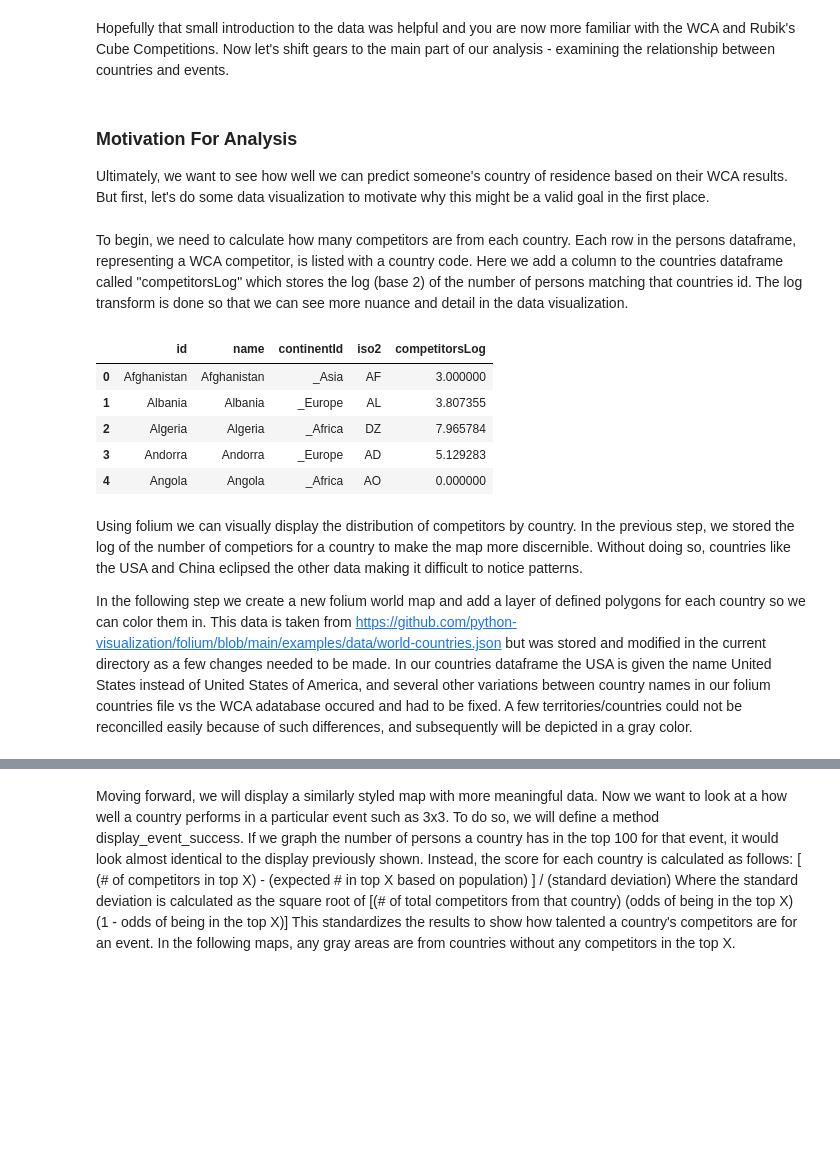
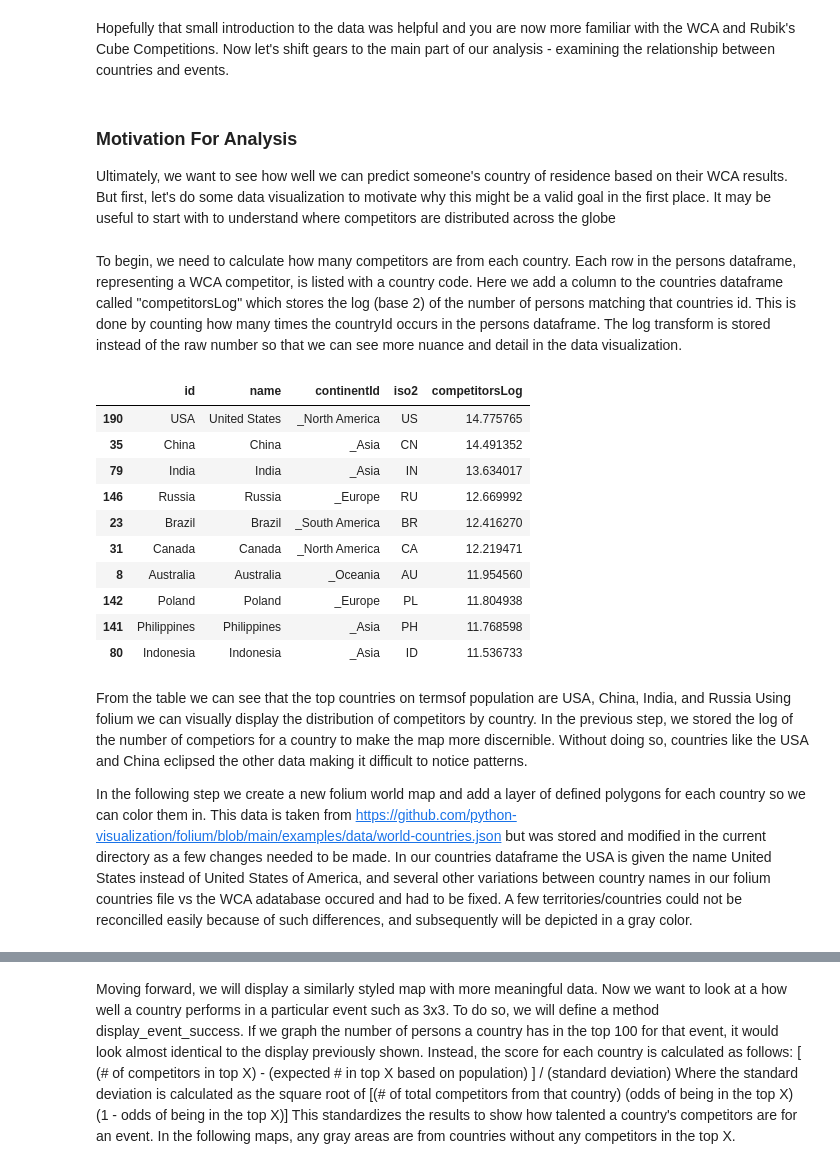
Before and after one commit to seanbelke/CMSC320-Final-Tutorial, a Jupyter notebook: wca-analysis.ipynb, the cells around one changed output, grey strips where cells are left out. Cells and saved outputs as stored; diff of their text form; code cells hidden in the pictures; blank space fills up the shorter version.

```diff
--- a/wca-analysis.ipynb
+++ b/wca-analysis.ipynb
@@ -133,36 +133,41 @@ Hopefully that small introduction to the data was helpful and you are now more f
 # %% [markdown]
 ### Motivation For Analysis
 
-Ultimately, we want to see how well we can predict someone's country of residence based on their WCA results.  But first, let's do some data visualization to motivate why this might be a valid goal in the first place.
+Ultimately, we want to see how well we can predict someone's country of residence based on their WCA results.  But first, let's do some data visualization to motivate why this might be a valid goal in the first place. It may be useful to start with to understand where competitors are distributed across the globe
 # %% [markdown]
-To begin, we need to calculate how many competitors are from each country. Each row in the persons dataframe, representing a WCA competitor, is listed with a country code. Here we add a column to the countries dataframe called "competitorsLog" which stores the log (base 2) of the number of persons matching that countries id.  The log transform is done so that we can see more nuance and detail in the data visualization.
+To begin, we need to calculate how many competitors are from each country. Each row in the persons dataframe, representing a WCA competitor, is listed with a country code. Here we add a column to the countries dataframe called "competitorsLog" which stores the log (base 2) of the number of persons matching that countries id. This is done by counting how many times the countryId occurs in the persons dataframe. The log transform is stored instead of the raw number so that we can see more nuance and detail in the data visualization.
 # %%
 import math
 import folium
 
 #   id | name | continentId | iso2
 df_countries = pd.read_csv("WCA_export_Countries.tsv", sep = '\t', low_memory=False)
 
 #   id | subId | name | countryId | gender
 df_persons = pd.read_csv("WCA_export_Persons.tsv", sep = '\t', low_memory=False)
 
 country_occurences  = df_persons.countryId.value_counts()
 for i, row in df_countries.iterrows():
-    if row["name"] in country_occurences.keys():
-        df_countries.at[i, "competitorsLog"] = math.log2(float(country_occurences[row["name"]]))
+    if row["id"] in country_occurences.keys():
+        df_countries.at[i, "competitorsLog"] = math.log2(float(country_occurences[row["id"]]))
     else:
         df_countries.at[i, "competitorsLog"] = 0.0
 
-df_countries.head()
+df_countries.sort_values("competitorsLog", ascending=False).head(10)
 # %% [output]
 |  | id | name | continentId | iso2 | competitorsLog |
-| 0 | Afghanistan | Afghanistan | _Asia | AF | 3.000000 |
-| 1 | Albania | Albania | _Europe | AL | 3.807355 |
-| 2 | Algeria | Algeria | _Africa | DZ | 7.965784 |
-| 3 | Andorra | Andorra | _Europe | AD | 5.129283 |
-| 4 | Angola | Angola | _Africa | AO | 0.000000 |
+| 190 | USA | United States | _North America | US | 14.775765 |
+| 35 | China | China | _Asia | CN | 14.491352 |
+| 79 | India | India | _Asia | IN | 13.634017 |
+| 146 | Russia | Russia | _Europe | RU | 12.669992 |
+| 23 | Brazil | Brazil | _South America | BR | 12.416270 |
+| 31 | Canada | Canada | _North America | CA | 12.219471 |
+| 8 | Australia | Australia | _Oceania | AU | 11.954560 |
+| 142 | Poland | Poland | _Europe | PL | 11.804938 |
+| 141 | Philippines | Philippines | _Asia | PH | 11.768598 |
+| 80 | Indonesia | Indonesia | _Asia | ID | 11.536733 |
 # %% [markdown]
-Using folium we can visually display the distribution of competitors by country. In the previous step, we stored the log of the number of competiors for a country to make the map more discernible. Without doing so, countries like the USA and China eclipsed the other data making it difficult to notice patterns.
+From the table we can see that the top countries on termsof population are USA, China, India, and Russia Using folium we can visually display the distribution of competitors by country. In the previous step, we stored the log of the number of competiors for a country to make the map more discernible. Without doing so, countries like the USA and China eclipsed the other data making it difficult to notice patterns.
 
 In the following step we create a new folium world map and add a layer of defined polygons for each country so we can color them in. This data is taken from https://github.com/python-visualization/folium/blob/main/examples/data/world-countries.json but was stored and modified in the current directory as a few changes needed to be made. In our countries dataframe the USA is given the name United States instead of United States of America, and several other variations between country names in our folium countries file vs the WCA adatabase occured and had to be fixed. A few territories/countries could not be reconcilled easily because of such differences, and subsequently will be depicted in a gray color.
 # %%
```
Also changed, not shown: parts of 10 cells of this notebook, 1 other file.
